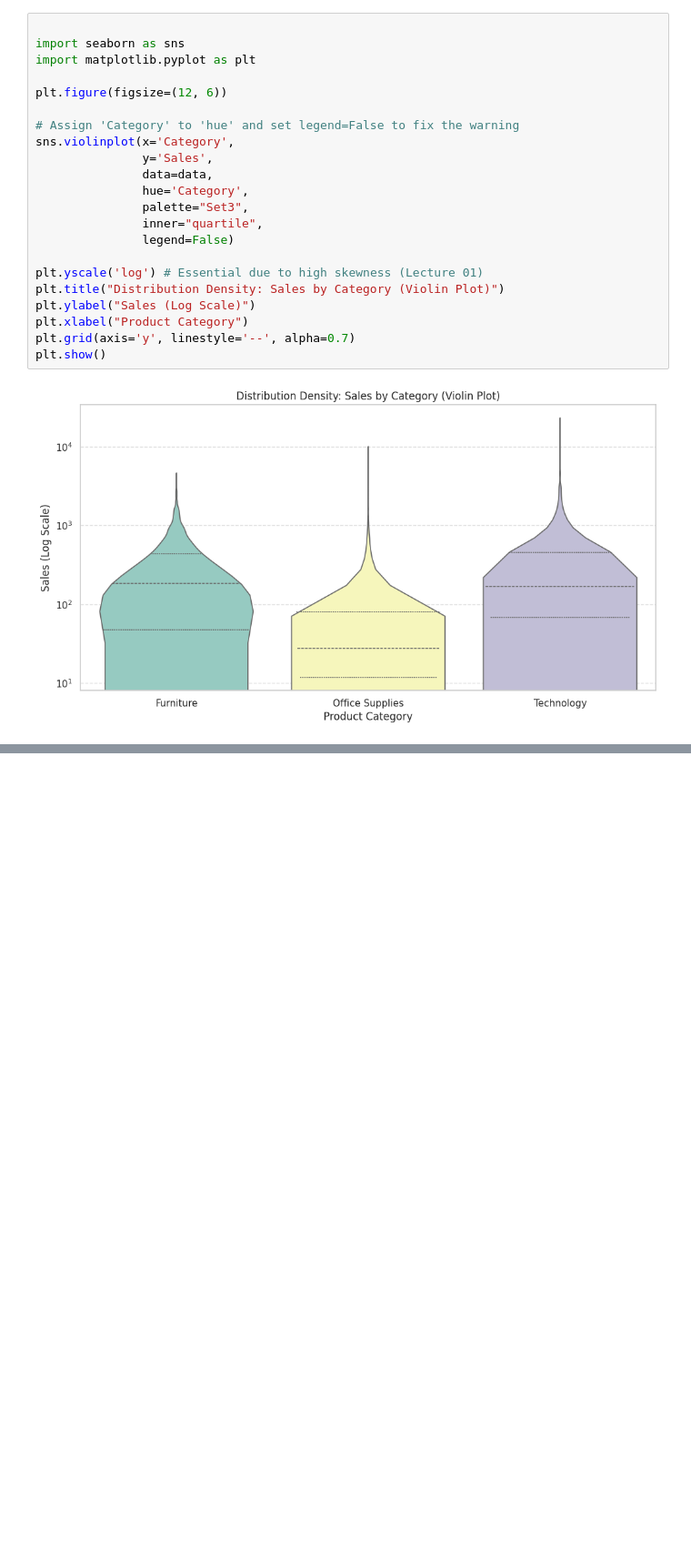
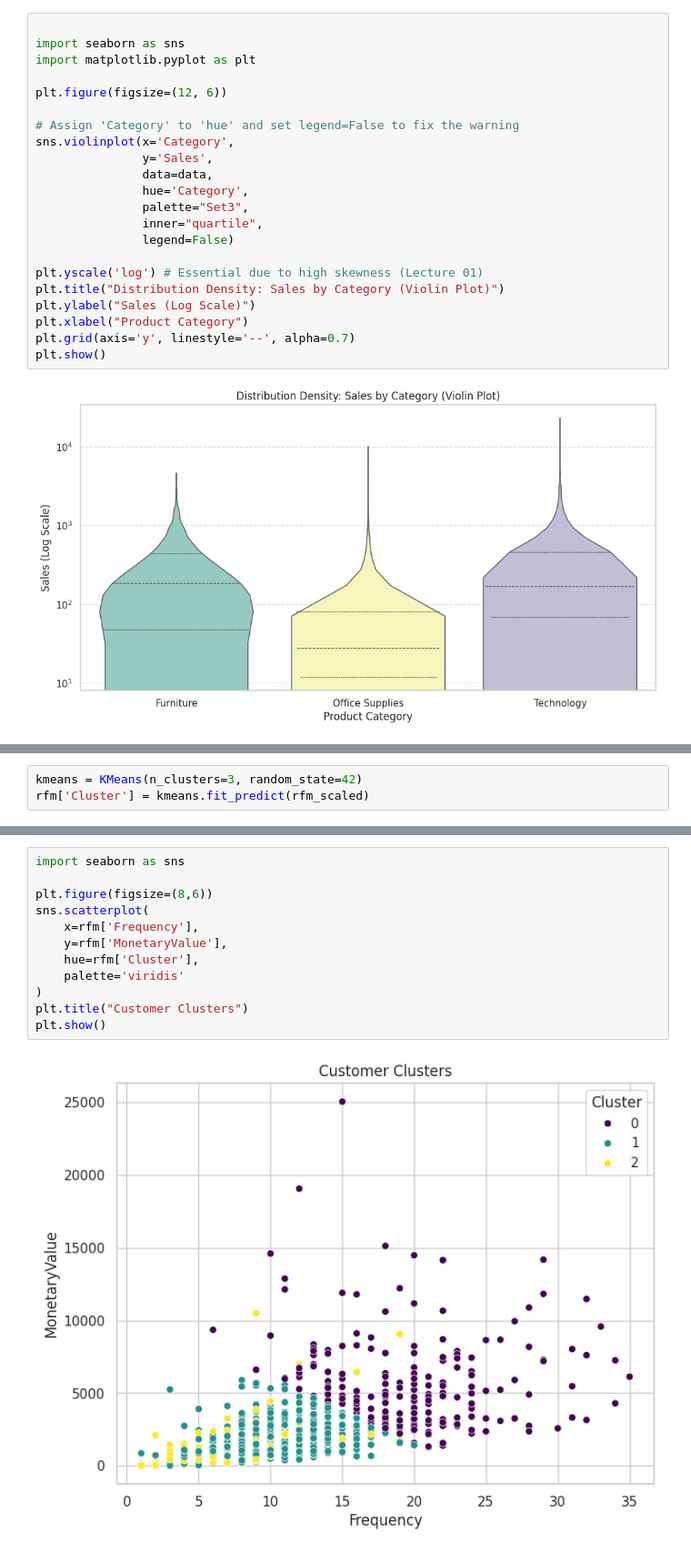
Before and after one commit to Roshana-Fernando/BIS-Data-Analytics---E-commerce-Retail-Domain, a Jupyter notebook: Roshana Notebook BIS.ipynb, the cells around one changed output, grey strips where cells are left out. Shown at 91% size. Saved outputs shown, nothing was run; the diff lists cells and outputs as text; blank space fills up the shorter version.

```diff
--- a/Roshana Notebook BIS.ipynb
+++ b/Roshana Notebook BIS.ipynb
@@ -576,0 +666,3 @@ plt.show()
+# %%
+kmeans = KMeans(n_clusters=3, random_state=42)
+rfm['Cluster'] = kmeans.fit_predict(rfm_scaled)
@@ -576,0 +678,14 @@ plt.show()
+# %%
+import seaborn as sns
+
+plt.figure(figsize=(8,6))
+sns.scatterplot(
+    x=rfm['Frequency'],
+    y=rfm['MonetaryValue'],
+    hue=rfm['Cluster'],
+    palette='viridis'
+)
+plt.title("Customer Clusters")
+plt.show()
+# %% [output]
+[figure, added]
```
Also changed, not shown: parts of 20 cells of this notebook.
